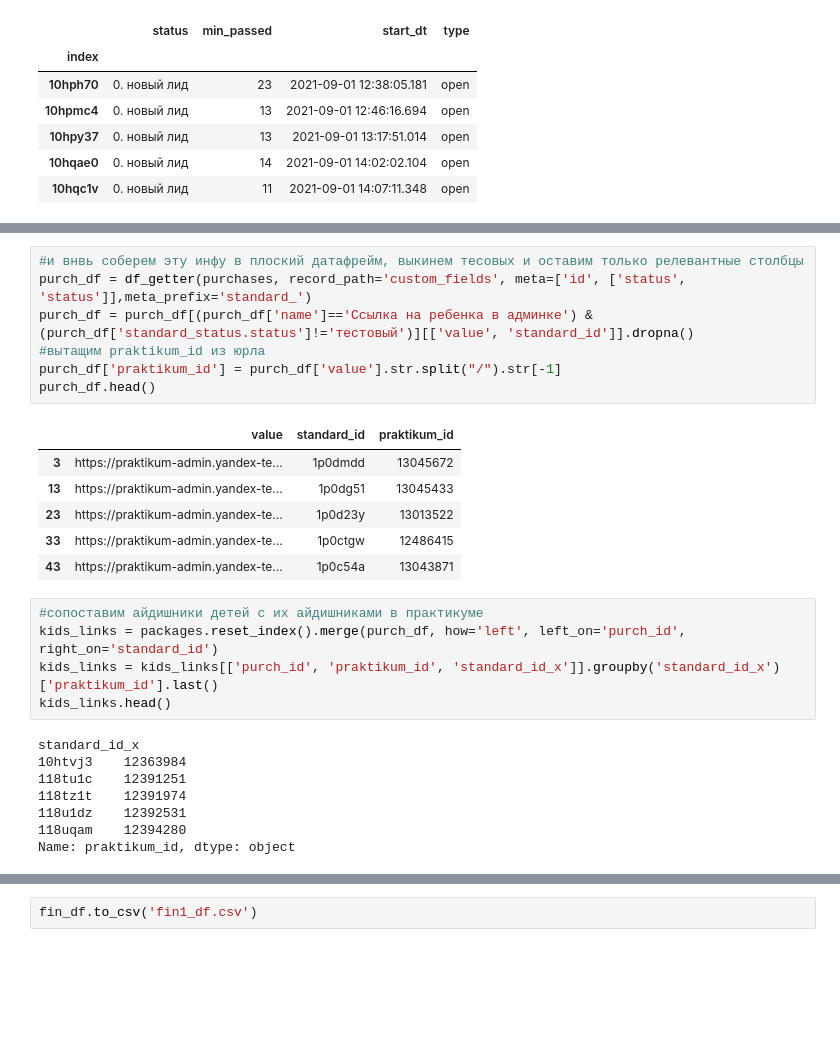
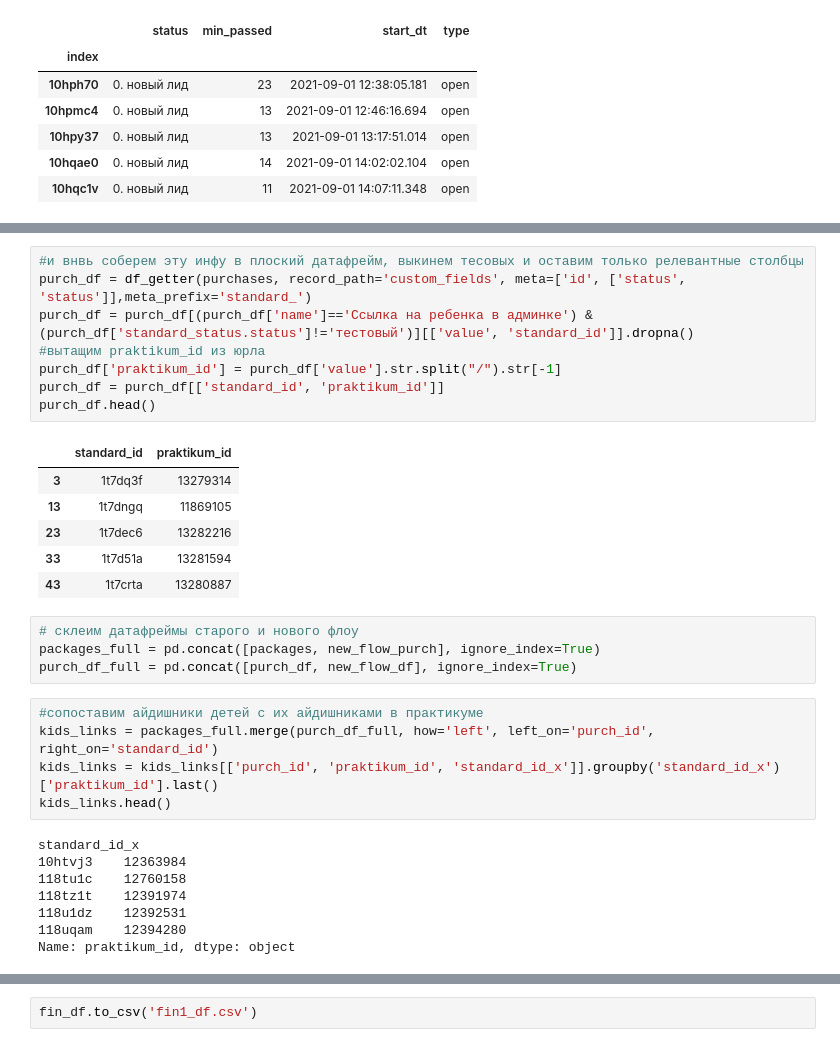
Before and after one commit to pilyavetsb/ClickUp-API-Wrapper, a Jupyter notebook: ClickUpDataLoader.ipynb, the cells around one changed output, grey strips where cells are left out. Drawn from its saved outputs; the diff is of its cells as text; blank space fills up the shorter version.

```diff
--- a/ClickUpDataLoader.ipynb
+++ b/ClickUpDataLoader.ipynb
@@ -362,26 +406,31 @@ page=8&list_ids[]=48853634&include_closed=true
 # %%
 #и внвь соберем эту инфу в плоский датафрейм, выкинем тесовых и оставим только релевантные столбцы
 purch_df = df_getter(purchases, record_path='custom_fields', meta=['id', ['status', 'status']],meta_prefix='standard_')
 purch_df = purch_df[(purch_df['name']=='Ссылка на ребенка в админке') & (purch_df['standard_status.status']!='тестовый')][['value', 'standard_id']].dropna()
 #вытащим praktikum_id из юрла
 purch_df['praktikum_id'] = purch_df['value'].str.split("/").str[-1]
+purch_df = purch_df[['standard_id', 'praktikum_id']]
 purch_df.head()
 # %% [output]
-|  | value | standard_id | praktikum_id |
-| 3 | https://praktikum-admin.yandex-te... | 1p0dmdd | 13045672 |
-| 13 | https://praktikum-admin.yandex-te... | 1p0dg51 | 13045433 |
-| 23 | https://praktikum-admin.yandex-te... | 1p0d23y | 13013522 |
-| 33 | https://praktikum-admin.yandex-te... | 1p0ctgw | 12486415 |
-| 43 | https://praktikum-admin.yandex-te... | 1p0c54a | 13043871 |
+|  | standard_id | praktikum_id |
+| 3 | 1t7dq3f | 13279314 |
+| 13 | 1t7dngq | 11869105 |
+| 23 | 1t7dec6 | 13282216 |
+| 33 | 1t7d51a | 13281594 |
+| 43 | 1t7crta | 13280887 |
+# %%
+# склеим датафреймы старого и нового флоу
+packages_full = pd.concat([packages, new_flow_purch], ignore_index=True)
+purch_df_full = pd.concat([purch_df, new_flow_df], ignore_index=True)
 # %%
 #сопоставим айдишники детей с их айдишниками в практикуме
-kids_links = packages.reset_index().merge(purch_df, how='left', left_on='purch_id', right_on='standard_id')
+kids_links = packages_full.merge(purch_df_full, how='left', left_on='purch_id', right_on='standard_id')
 kids_links = kids_links[['purch_id', 'praktikum_id', 'standard_id_x']].groupby('standard_id_x')['praktikum_id'].last()
 kids_links.head()
 # %% [output]
 standard_id_x
 10htvj3    12363984
-118tu1c    12391251
+118tu1c    12760158
 118tz1t    12391974
 118u1dz    12392531
 118uqam    12394280
```
Also changed, not shown: parts of 19 cells of this notebook.
